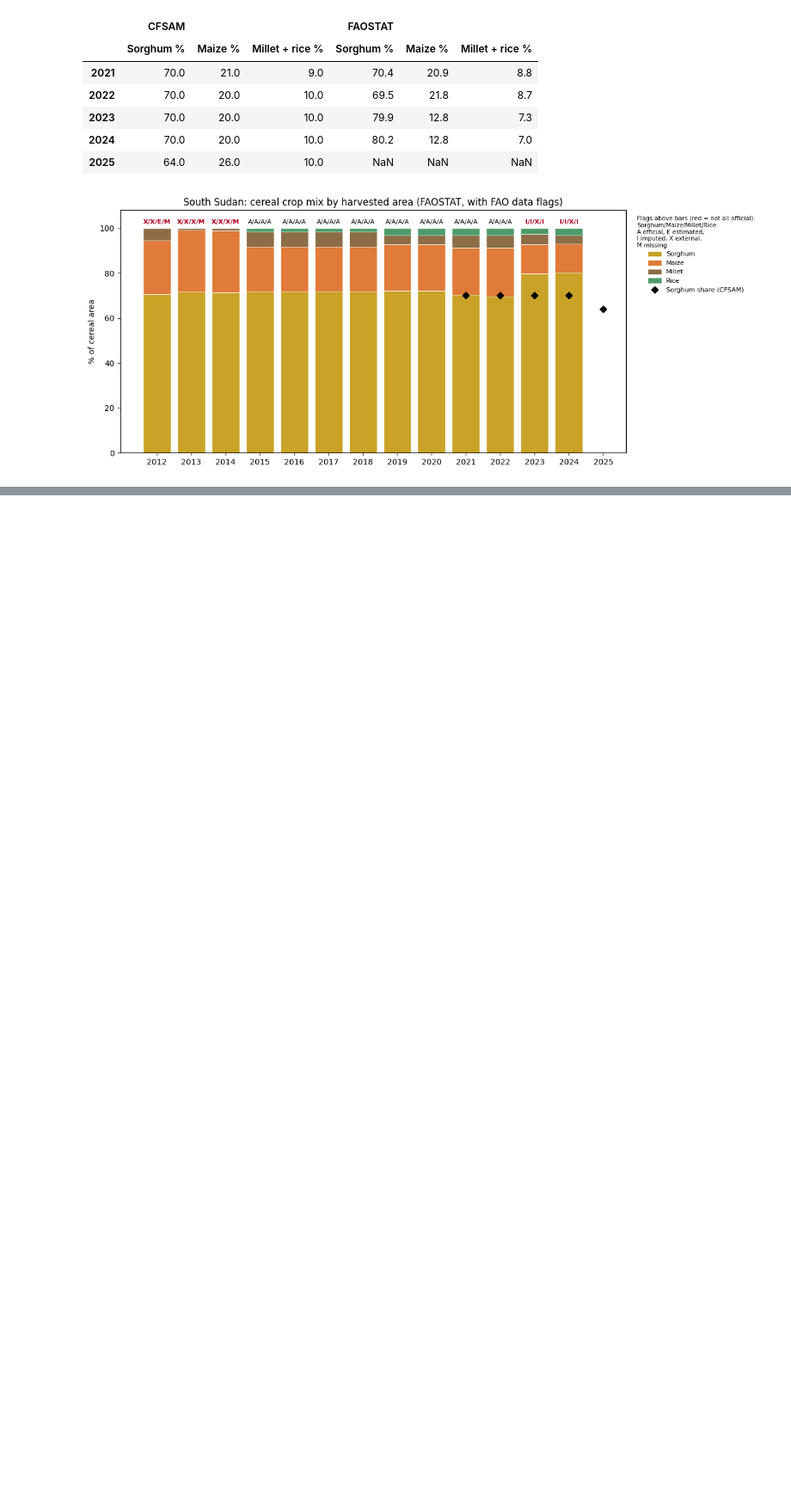
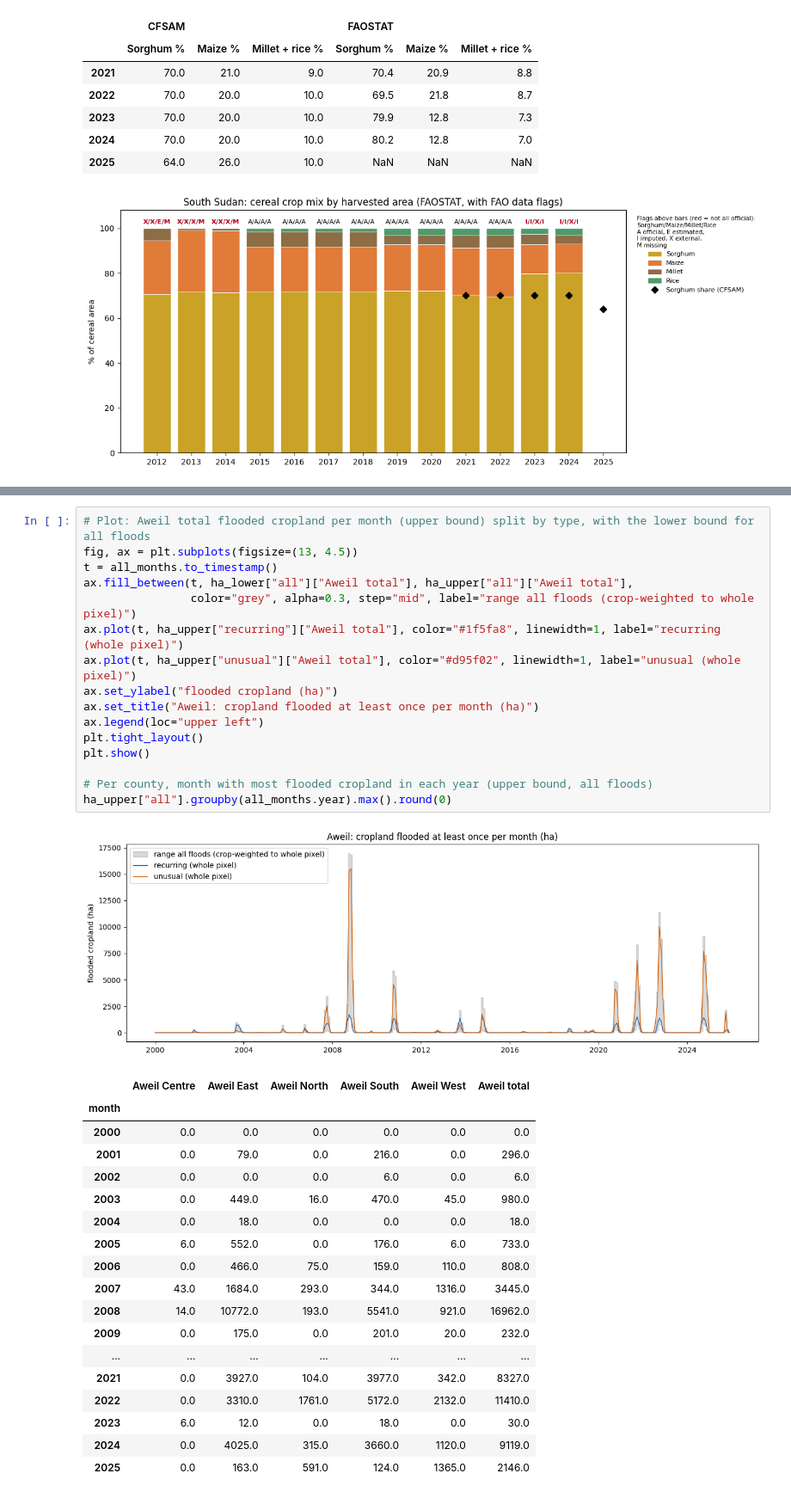
Before and after one commit to TomasTesar/JBG060_ZHL_2026, a Jupyter notebook: Cropland_analysis.ipynb, the cells around one changed output, grey strips where cells are left out. Shown at 86% size. Drawn from its saved outputs; the diff is of its cells as text; blank space fills up the shorter version.

Commit message:
Added cropland areas flooded

```diff
--- a/Cropland_analysis.ipynb
+++ b/Cropland_analysis.ipynb
@@ -659,0 +736,36 @@ plt.show()
+# %%
+# Plot: Aweil total flooded cropland per month (upper bound) split by type, with the lower bound for all floods
+fig, ax = plt.subplots(figsize=(13, 4.5))
+t = all_months.to_timestamp()
+ax.fill_between(t, ha_lower["all"]["Aweil total"], ha_upper["all"]["Aweil total"],
+                color="grey", alpha=0.3, step="mid", label="range all floods (crop-weighted to whole pixel)")
+ax.plot(t, ha_upper["recurring"]["Aweil total"], color="#1f5fa8", linewidth=1, label="recurring (whole pixel)")
+ax.plot(t, ha_upper["unusual"]["Aweil total"], color="#d95f02", linewidth=1, label="unusual (whole pixel)")
+ax.set_ylabel("flooded cropland (ha)")
+ax.set_title("Aweil: cropland flooded at least once per month (ha)")
+ax.legend(loc="upper left")
+plt.tight_layout()
+plt.show()
+
+# Per county, month with most flooded cropland in each year (upper bound, all floods)
+ha_upper["all"].groupby(all_months.year).max().round(0)
+# %% [output]
+[figure, added]
+|  | Aweil Centre | Aweil East | Aweil North | Aweil South | Aweil West | Aweil total |
+| month |  |  |  |  |  |  |
+| 2000 | 0.0 | 0.0 | 0.0 | 0.0 | 0.0 | 0.0 |
+| 2001 | 0.0 | 79.0 | 0.0 | 216.0 | 0.0 | 296.0 |
+| 2002 | 0.0 | 0.0 | 0.0 | 6.0 | 0.0 | 6.0 |
+| 2003 | 0.0 | 449.0 | 16.0 | 470.0 | 45.0 | 980.0 |
+| 2004 | 0.0 | 18.0 | 0.0 | 0.0 | 0.0 | 18.0 |
+| 2005 | 6.0 | 552.0 | 0.0 | 176.0 | 6.0 | 733.0 |
+| 2006 | 0.0 | 466.0 | 75.0 | 159.0 | 110.0 | 808.0 |
+| 2007 | 43.0 | 1684.0 | 293.0 | 344.0 | 1316.0 | 3445.0 |
+| 2008 | 14.0 | 10772.0 | 193.0 | 5541.0 | 921.0 | 16962.0 |
+| 2009 | 0.0 | 175.0 | 0.0 | 201.0 | 20.0 | 232.0 |
+| ... | ... | ... | ... | ... | ... | ... |
+| 2021 | 0.0 | 3927.0 | 104.0 | 3977.0 | 342.0 | 8327.0 |
+| 2022 | 0.0 | 3310.0 | 1761.0 | 5172.0 | 2132.0 | 11410.0 |
+| 2023 | 6.0 | 12.0 | 0.0 | 18.0 | 0.0 | 30.0 |
+| 2024 | 0.0 | 4025.0 | 315.0 | 3660.0 | 1120.0 | 9119.0 |
+| 2025 | 0.0 | 163.0 | 591.0 | 124.0 | 1365.0 | 2146.0 |
```
Also changed, not shown: parts of 3 cells of this notebook.
